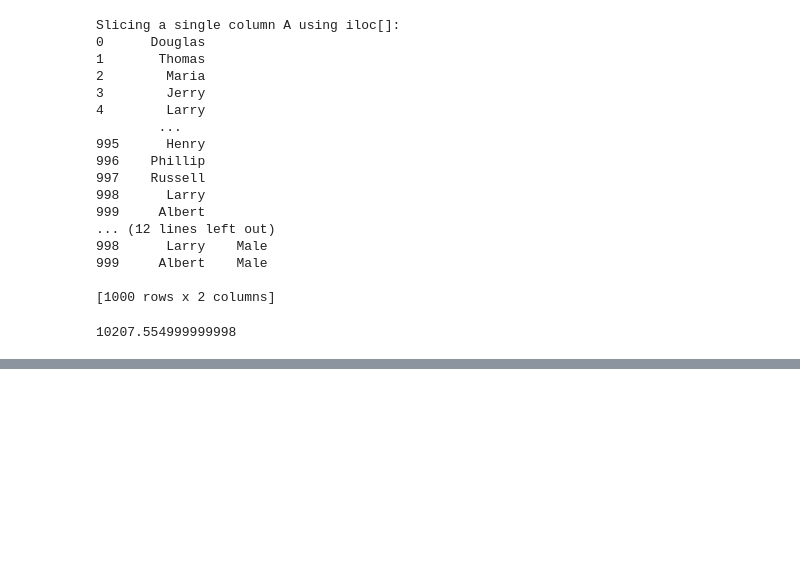
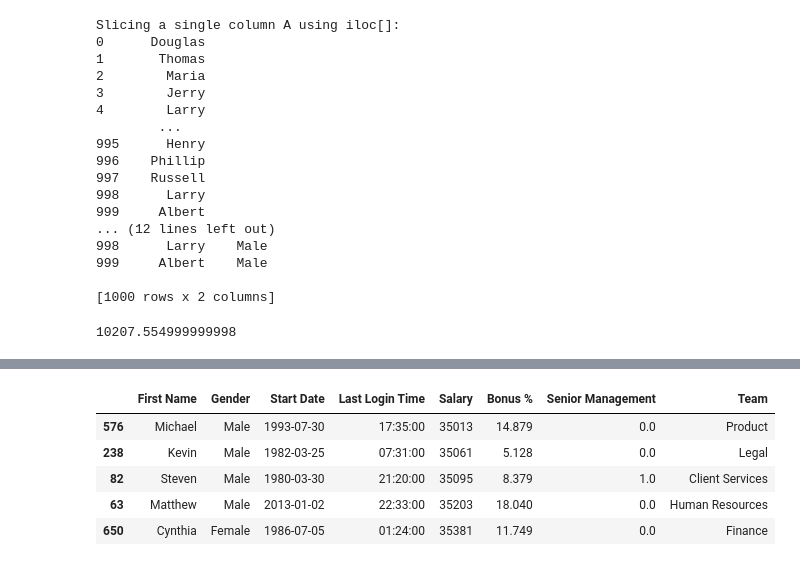
Before and after one commit to rohitbapuraoyadav-dev/infy-train, a Jupyter notebook: Pandas/usedataframes.ipynb, the cells around one changed output, grey strips where cells are left out. Saved outputs shown, nothing was run; the diff lists cells and outputs as text; code cells hidden in the pictures; blank space fills up the shorter version.

```diff
--- a/Pandas/usedataframes.ipynb
+++ b/Pandas/usedataframes.ipynb
@@ -240,0 +370,17 @@ Slicing a single column A using iloc[]:
+# %%
+import pandas as pd
+xl1df=pd.read_excel("employees.xlsx")
+xl1df.describe()
+
+sorted_df=xl1df.sort_values("Salary")#returns data frame object
+sorted_df.head()
+
+newseries=xl1df["Salary"].sort_values()
+newseries.head()
+# %% [output]
+|  | First Name | Gender | Start Date | Last Login Time | Salary | Bonus % | Senior Management | Team |
+| 576 | Michael | Male | 1993-07-30 | 17:35:00 | 35013 | 14.879 | 0.0 | Product |
+| 238 | Kevin | Male | 1982-03-25 | 07:31:00 | 35061 | 5.128 | 0.0 | Legal |
+| 82 | Steven | Male | 1980-03-30 | 21:20:00 | 35095 | 8.379 | 1.0 | Client Services |
+| 63 | Matthew | Male | 2013-01-02 | 22:33:00 | 35203 | 18.040 | 0.0 | Human Resources |
+| 650 | Cynthia | Female | 1986-07-05 | 01:24:00 | 35381 | 11.749 | 0.0 | Finance |
```
Also changed, not shown: parts of 22 cells of this notebook, 24 other files.
